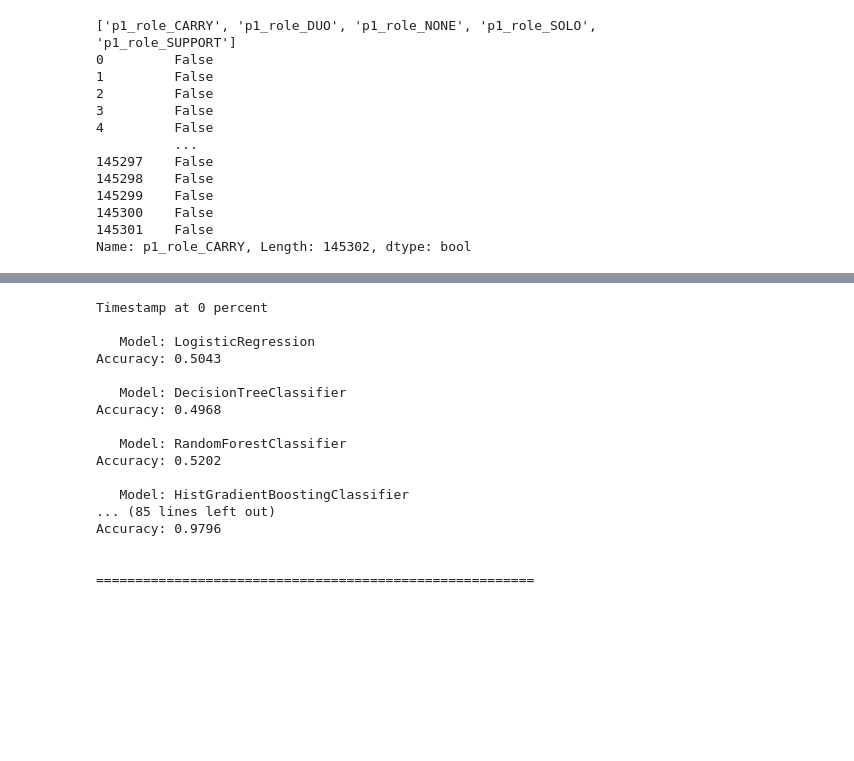
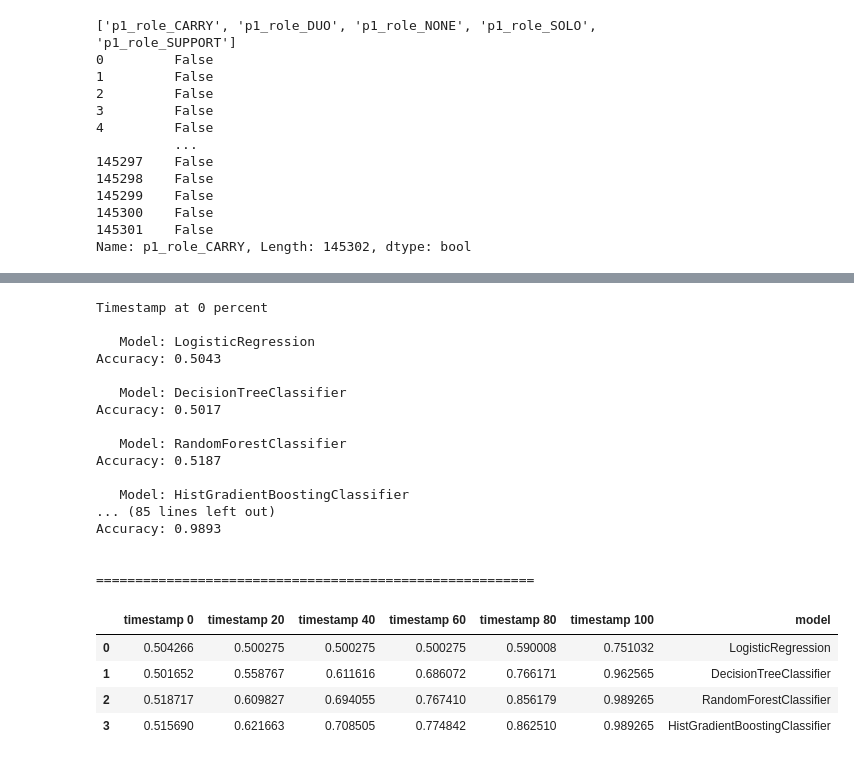
Before and after one commit to Qesterius/Lol_match_outcome_prediction, a Jupyter notebook: analisys_full_data.ipynb, the cells around one changed output, grey strips where cells are left out. Saved outputs shown, nothing was run; the diff lists cells and outputs as text; code cells hidden in the pictures; blank space fills up the shorter version.

```diff
--- a/analisys_full_data.ipynb
+++ b/analisys_full_data.ipynb
@@ -178,6 +178,7 @@ def evaluate_model(model, X, y):
 
     print(f"   Model: {model.__class__.__name__}")
     print(f"Accuracy: {accuracy:.4f}\n")
+    return accuracy
 
 
 models = [
@@ -412,0 +470,33 @@ models = [
+# %%
+timestamps_starting = data_cleaned[data_cleaned["timeStamp"] == 0]
+#append event_data columns to timestamps_starting with 0 values
+objective_columns = events_data.columns[2:]
+for c in objective_columns:
+    timestamps_starting[c] = 0
+
+timestamps_20p = data_cleaned.loc[
+    data_cleaned.groupby("matchId")["percentTimeStamp"].apply(
+        lambda x: (x - 0.2).abs().idxmin()
+    )
+].merge(events_data[events_data["THRESHOLD"] == 0.2 ], on="matchId")
+
+timestamps_40p = data_cleaned.loc[
+    data_cleaned.groupby("matchId")["percentTimeStamp"].apply(
+        lambda x: (x - 0.4).abs().idxmin()
+    )
+].merge(events_data[events_data["THRESHOLD"] == 0.4 ], on="matchId")
+timestamps_60p = data_cleaned.loc[
+    data_cleaned.groupby("matchId")["percentTimeStamp"].apply(
+        lambda x: (x - 0.6).abs().idxmin()
+    )
+].merge(events_data[events_data["THRESHOLD"] == 0.6 ], on="matchId")
+timestamps_80p = data_cleaned.loc[
+    data_cleaned.groupby("matchId")["percentTimeStamp"].apply(
+        lambda x: (x - 0.8).abs().idxmin()
+    )
+].merge(events_data[events_data["THRESHOLD"] == 0.8 ], on="matchId")
+timestamps_100p = data_cleaned.loc[
+    data_cleaned.groupby("matchId")["percentTimeStamp"].apply(
+        lambda x: (x - 1.0).abs().idxmin()
+    )
+].merge(events_data[events_data["THRESHOLD"] == 1.0 ], on="matchId")
@@ -489,9 +636,11 @@ dtype: float64
 
 ========================================================
 # %%
+accuracy_frame = pd.DataFrame()
 for i in range(6):
-    test_timestamp(timestamps[i])
+    accuracy_frame[f"timestamp {i*20}"] = test_timestamp(timestamps[i])
     print("\n========================================================\n")
+accuracy_frame["model"] = [model.__class__.__name__ for model in models]
 # %% [output]
 Timestamp at 0 percent
 
@@ -499,14 +648,22 @@ Timestamp at 0 percent
 Accuracy: 0.5043
 
    Model: DecisionTreeClassifier
-Accuracy: 0.4968
+Accuracy: 0.5017
 
    Model: RandomForestClassifier
-Accuracy: 0.5202
+Accuracy: 0.5187
 
    Model: HistGradientBoostingClassifier
 ... (85 lines left out)
-Accuracy: 0.9796
+Accuracy: 0.9893
 
 
 ========================================================
+# %%
+accuracy_frame
+# %% [output]
+|  | timestamp 0 | timestamp 20 | timestamp 40 | timestamp 60 | timestamp 80 | timestamp 100 | model |
+| 0 | 0.504266 | 0.500275 | 0.500275 | 0.500275 | 0.590008 | 0.751032 | LogisticRegression |
+| 1 | 0.501652 | 0.558767 | 0.611616 | 0.686072 | 0.766171 | 0.962565 | DecisionTreeClassifier |
+| 2 | 0.518717 | 0.609827 | 0.694055 | 0.767410 | 0.856179 | 0.989265 | RandomForestClassifier |
+| 3 | 0.515690 | 0.621663 | 0.708505 | 0.774842 | 0.862510 | 0.989265 | HistGradientBoostingClassifier |
```
Also changed, not shown: parts of 11 cells of this notebook.
